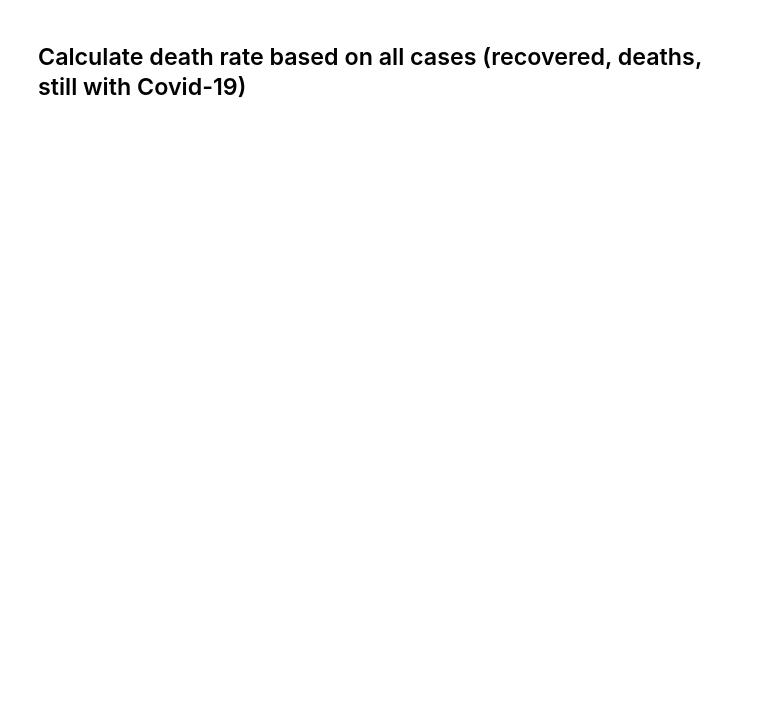
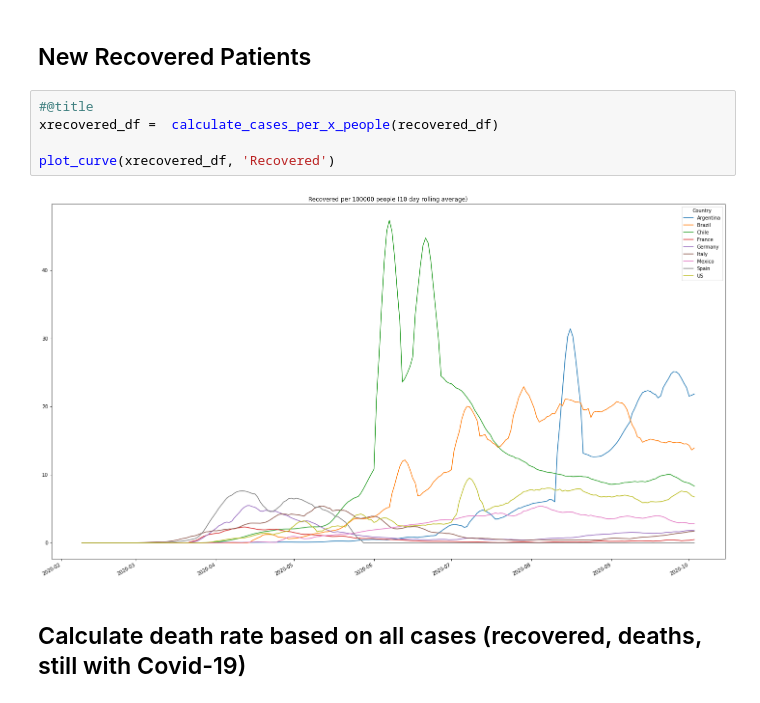
Before and after one commit to OliverMaerz/Covid19, a Jupyter notebook: Covid19_2.ipynb, the cells around one changed output. Drawn from its saved outputs; the diff is of its cells as text; blank space fills up the shorter version.

```diff
--- a/Covid19_2.ipynb
+++ b/Covid19_2.ipynb
@@ -150,3 +150,12 @@ new_recovered_df.transpose().plot(kind='line', title='Covid-19 Recovered ',
+# %% [markdown]
+## New Recovered Patients
+# %%
+#@title
+xrecovered_df =  calculate_cases_per_x_people(recovered_df)
+
+plot_curve(xrecovered_df, 'Recovered')
+# %% [output]
+[figure, added]
 # %% [markdown]
 ## Calculate death rate based on all cases (recovered, deaths, still with Covid-19)
 # %%
```
Also changed, not shown: parts of 36 cells of this notebook.
